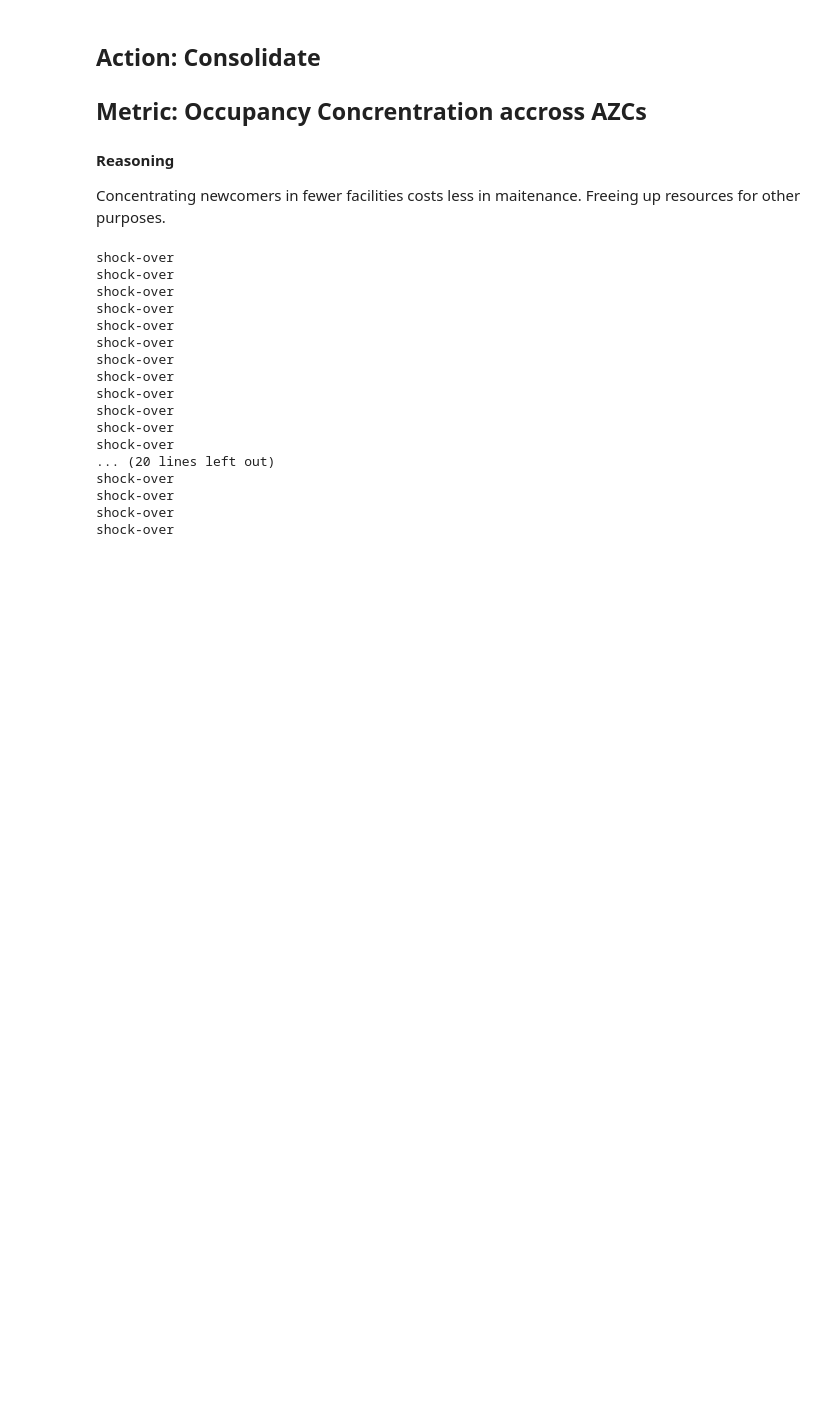
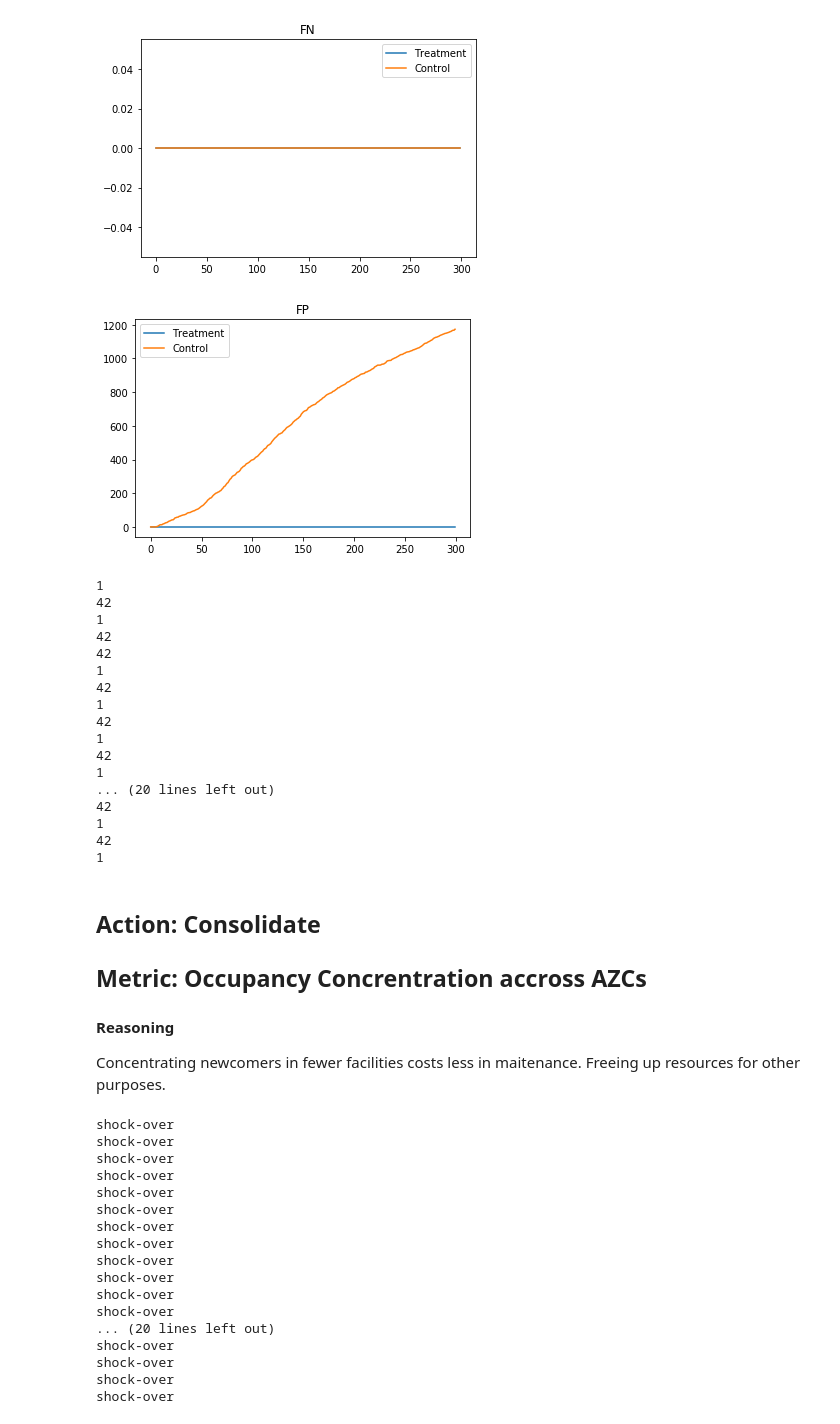
Before and after one commit to phillipjw/humanitarian_logistics, a Jupyter notebook: Action-Value Test.ipynb, the cells around one changed output. Drawn from its saved outputs; the diff is of its cells as text; code cells hidden in the pictures; blank space fills up the shorter version.

```diff
--- a/Action-Value Test.ipynb
+++ b/Action-Value Test.ipynb
@@ -28,3 +145,37 @@ def gini(array):
+# %%
+plt.plot(fn_data)
+plt.title('FN')
+plt.legend(['Treatment', 'Control'])
+plt.show()
+
+plt.plot(fp_data)
+plt.title('FP')
+plt.legend(['Treatment', 'Control'])
+plt.show()
+
+for c in control:
+    for a in c.actions:
+        print(a.counter)
+# %% [output]
+[figure, added]
+[figure, added]
+1
+42
+1
+42
+42
+1
+42
+1
+42
+1
+42
+1
+... (20 lines left out)
+42
+1
+42
+1
 # %% [markdown]
 ## Action: Consolidate
 ## Metric: Occupancy Concrentration accross AZCs
```
Also changed, not shown: parts of 4 cells of this notebook.
